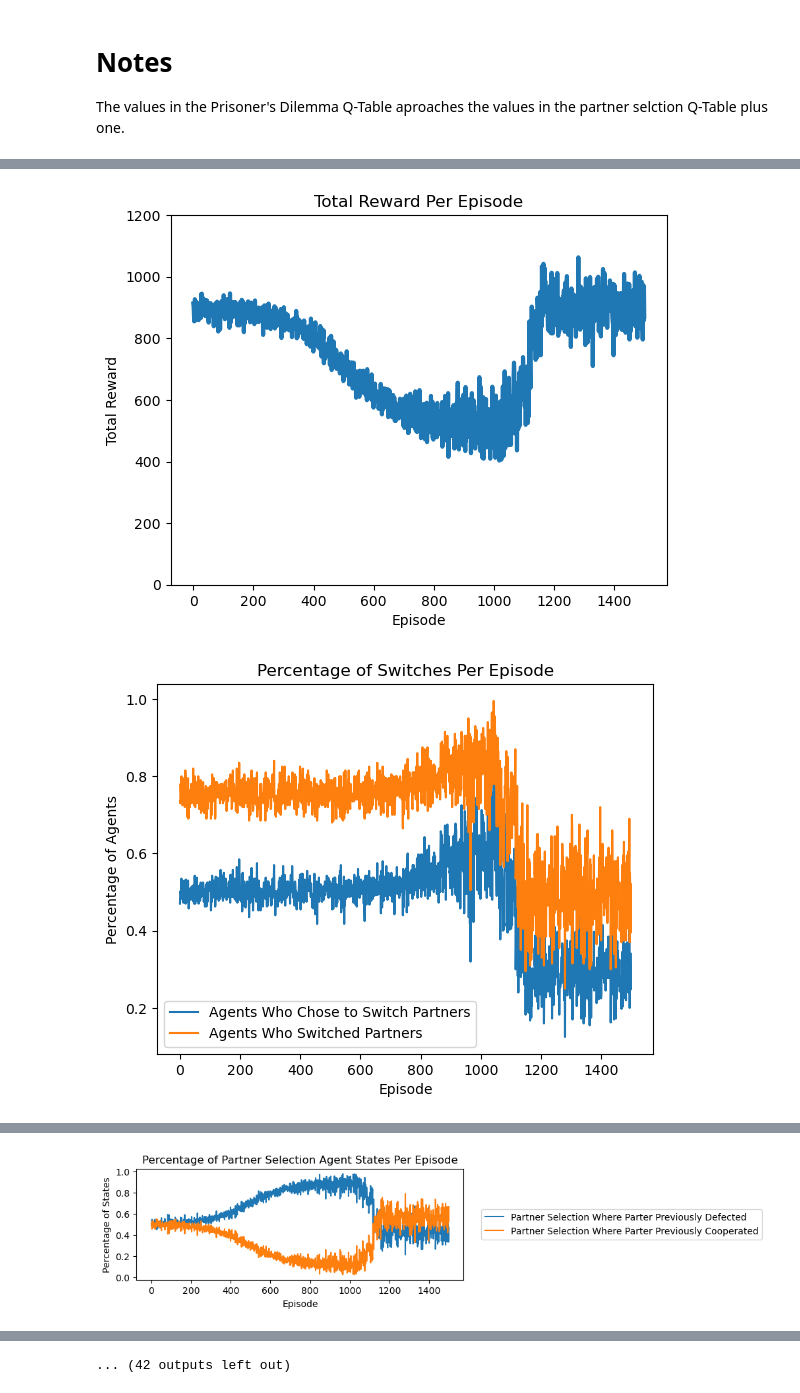
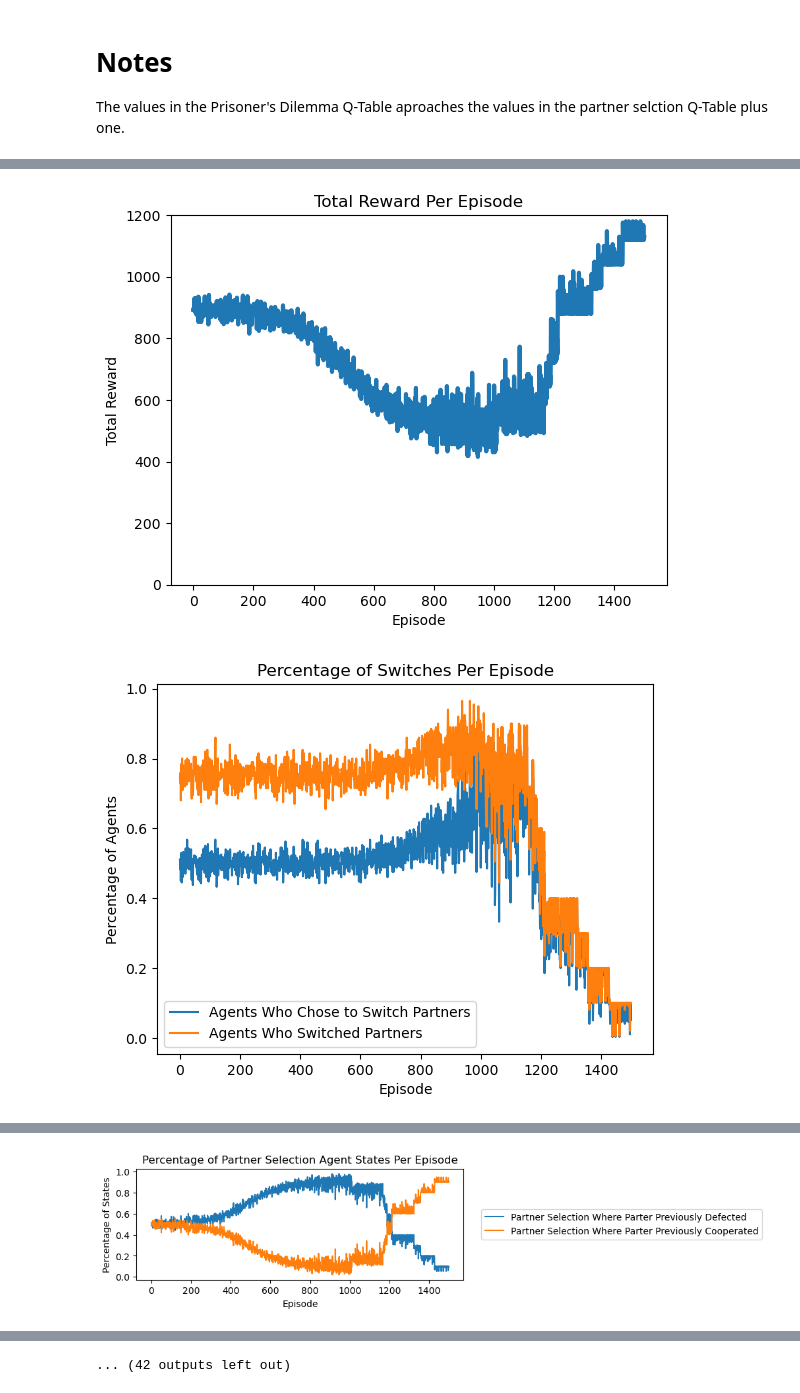
Before and after one commit to noumahme/Williams--code, a Jupyter notebook: SustainingCooperation copy.ipynb, the cells around one changed output, grey strips where cells are left out. Drawn from its saved outputs; the diff is of its cells as text; code cells hidden in the pictures.

Commit message:
Added probability parameters for finding partners within or outside of pool (stayers vs leavers)

```diff
--- a/SustainingCooperation copy.ipynb
+++ b/SustainingCooperation copy.ipynb
@@ -726,5 +743,7 @@ sdoo(population=20,        # Agent Population Size (Must be a multiple of 2)
      discount_rate=0.99,   # Gamma (Discount Rate)
      delta_t=0.992,        # Boltzmann Temperature Decay Rate
      disposition=0.5,      # Disposition to Assume Cooperation
-     know_fresh_agent=0.75) # Probability of Knowing Fresh Agent's Previous Action
+     know_fresh_agent=0.75,# Probability of Knowing Fresh Agent's Previous Action
+     prefer_same_pool=1.0, # Probability of Choosing Same Pool Partner
+     prefer_different_pool=0.0) # Probability of Choosing Different Pool Partner
 # %% [output]
@@ -732,2 +751,2 @@ sdoo(population=20,        # Agent Population Size (Must be a multiple of 2)
-[figure, old version]
+[figure, new version]
-[figure, old version]
+[figure, new version]
@@ -735 +754 @@ sdoo(population=20,        # Agent Population Size (Must be a multiple of 2)
-[figure, old version]
+[figure, new version]
```
Also changed, not shown: parts of 2 cells of this notebook.
